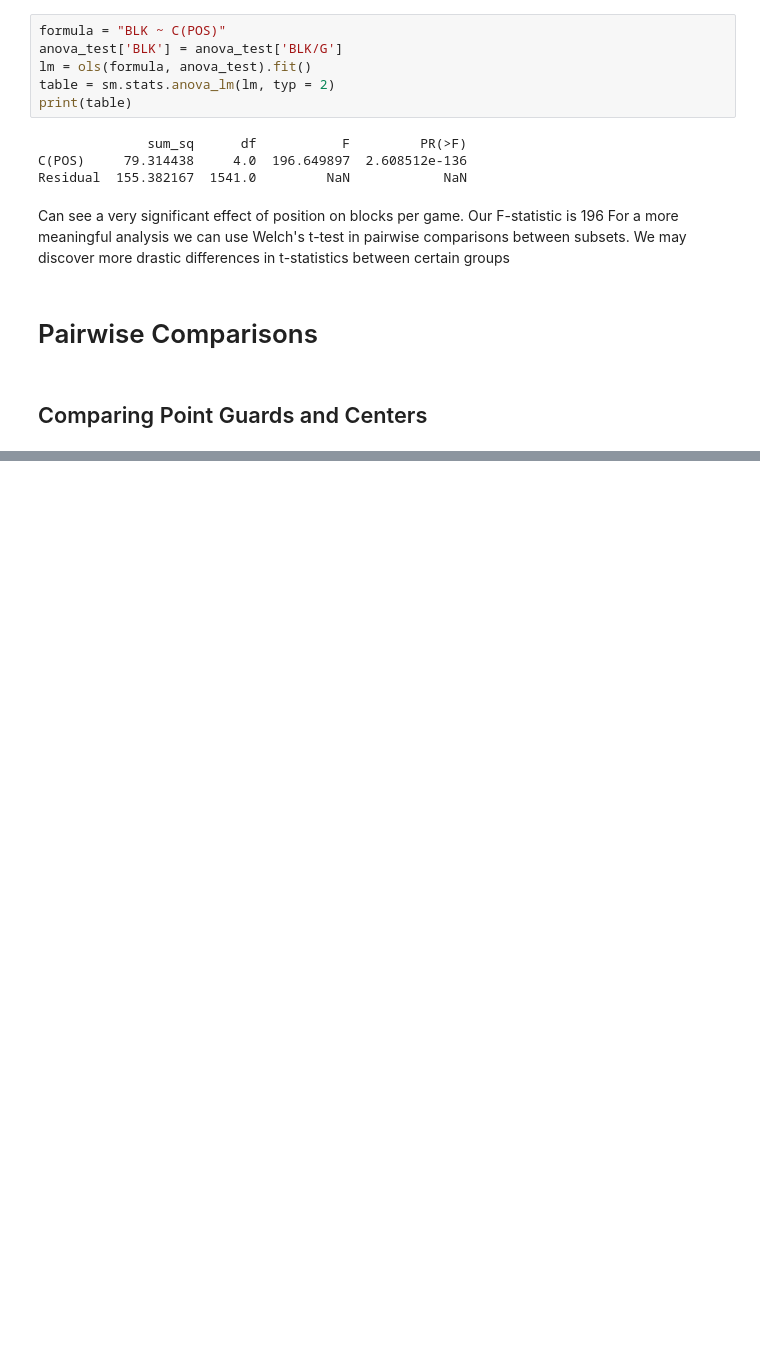
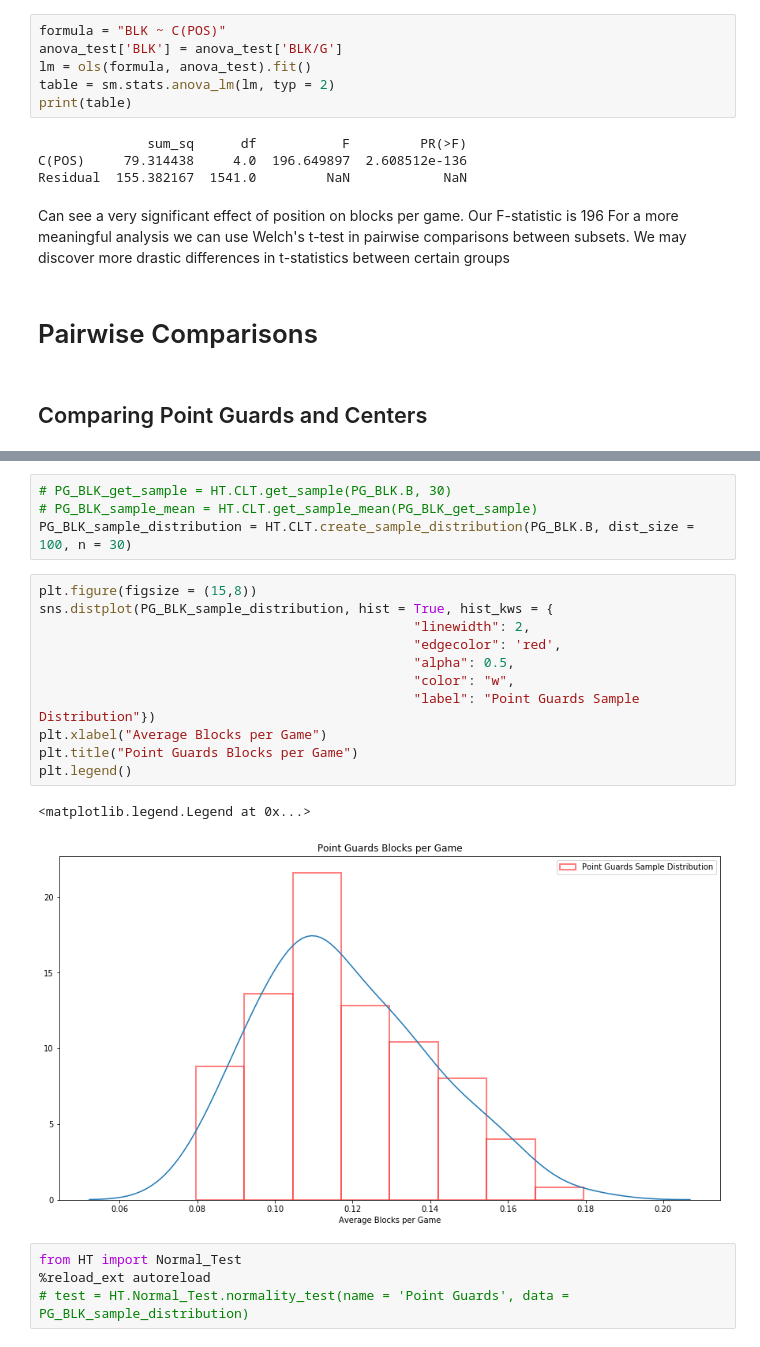
Before and after one commit to DanBaumann/NBA-Hypothesis-Tests, a Jupyter notebook: Dans_Work/New Hypothesis.ipynb, the cells around one changed output, grey strips where cells are left out. Cells and saved outputs as stored; diff of their text form; blank space fills up the shorter version.

```diff
--- a/Dans_Work/New Hypothesis.ipynb
+++ b/Dans_Work/New Hypothesis.ipynb
@@ -133,0 +164,22 @@ ht.sampling.create_sample_distribution(PG_BLK['BLK/G'])
+# %%
+# PG_BLK_get_sample = HT.CLT.get_sample(PG_BLK.B, 30)
+# PG_BLK_sample_mean = HT.CLT.get_sample_mean(PG_BLK_get_sample)
+PG_BLK_sample_distribution = HT.CLT.create_sample_distribution(PG_BLK.B, dist_size = 100, n = 30)
+# %%
+plt.figure(figsize = (15,8))
+sns.distplot(PG_BLK_sample_distribution, hist = True, hist_kws = {
+                                                "linewidth": 2,
+                                                "edgecolor": 'red',
+                                                "alpha": 0.5,
+                                                "color": "w",
+                                                "label": "Point Guards Sample Distribution"})
+plt.xlabel("Average Blocks per Game")
+plt.title("Point Guards Blocks per Game")
+plt.legend()
+# %% [output]
+<matplotlib.legend.Legend at 0x...>
+[figure, added]
+# %%
+from HT import Normal_Test
+%reload_ext autoreload
+# test = HT.Normal_Test.normality_test(name = 'Point Guards', data = PG_BLK_sample_distribution)
```
Also changed, not shown: parts of 12 cells of this notebook, 2 other files.
